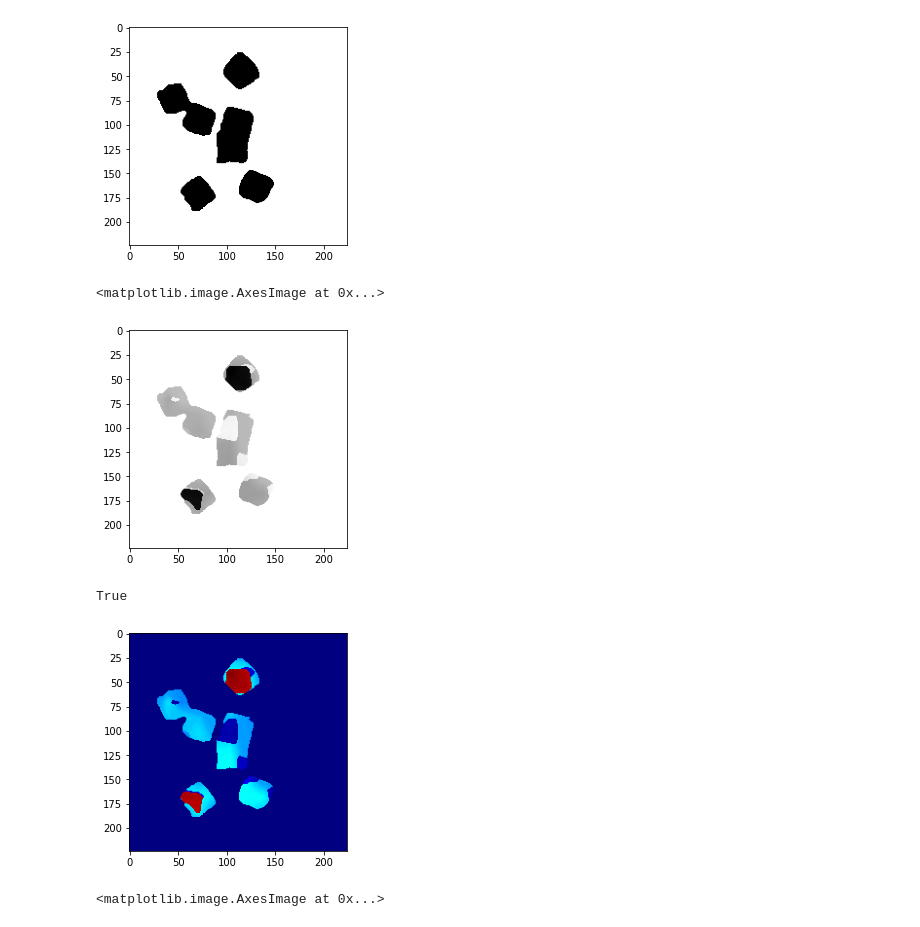
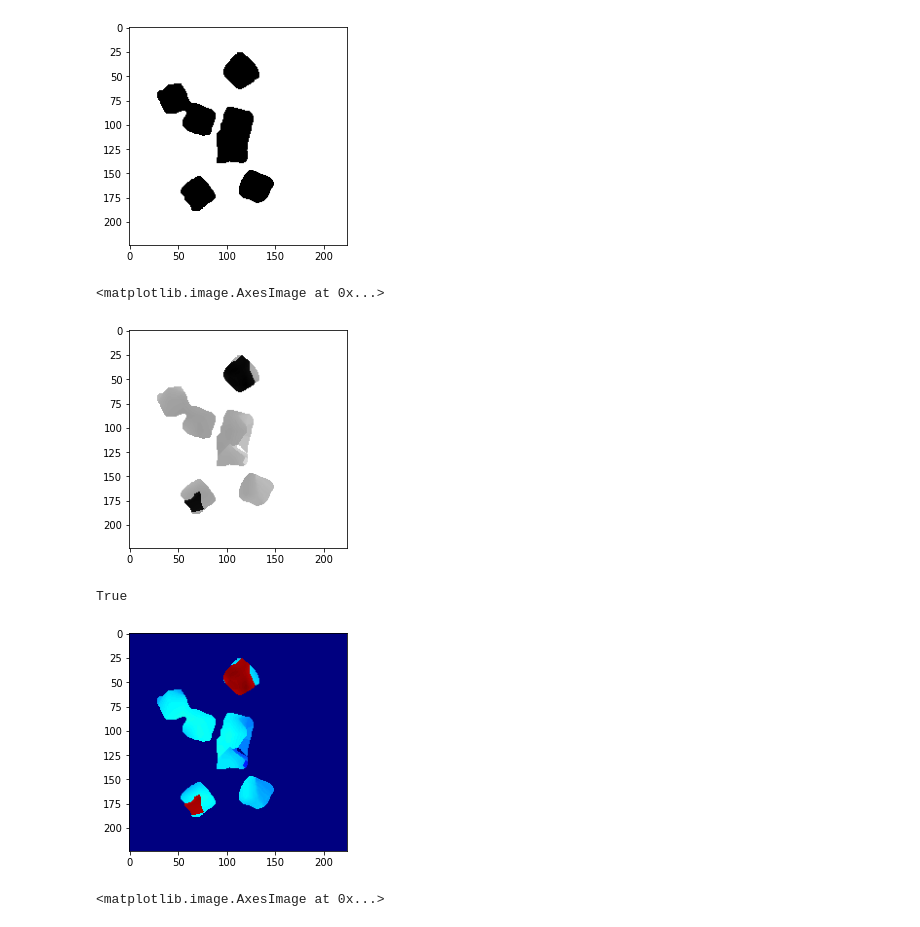
Before and after one commit to jhu-lcsr/good_robot, a Jupyter notebook: cc_figure_7.ipynb, the cells around one changed output. Cells and saved outputs as stored; diff of their text form; code cells hidden in the pictures.

Commit message:
Use history for depth images

```diff
--- a/cc_figure_7.ipynb
+++ b/cc_figure_7.ipynb
@@ -37,10 +37,12 @@ test_depth_heightmap = read_image("logs/2020-06-07-16-31-33_Real-Stack-Two-Step-
 demo = Demonstration("logs/vertical_square_demos", 1, None)
 demo_color_heightmap, demo_depth_heightmap = demo.get_heightmaps("grasp", 12, use_hist=True)
 
-# stack_snapshot_file = 'logs/base_models/best_stack/snapshot.reinforcement_trial_success_rate_best_value.pth'
-# stack_snapshot_file = 'logs/base_models/best_unstacking/snapshot.reinforcement_trial_success_rate_best_value.pth'
-stack_snapshot_file = 'logs/base_models/best_rows/snapshot.reinforcement_trial_success_rate_best_value.pth'
-# stack_snapshot_file = 'logs/base_models/vertical_square_hist_densenet/snapshot.reinforcement_trial_success_rate_best_value.pth'
+
+# stack_snapshot_file = 'logs/base_models/rows_hist_densenet/snapshot.reinforcement_action_efficiency_best_value.pth'
+# stack_snapshot_file = 'logs/base_models/stacking_hist_densenet/snapshot.reinforcement_action_efficiency_best_value.pth'
+# stack_snapshot_file = 'logs/base_models/unstacking_hist_densenet/snapshot.reinforcement_action_efficiency_best_value.pth'
+stack_snapshot_file = 'logs/base_models/vertical_square_hist_densenet/snapshot.reinforcement_trial_success_rate_best_value.pth'
+
 stack_trainer = Trainer(method='reinforcement', push_rewards=True, future_reward_discount=0.5,
                         is_testing=True, snapshot_file=stack_snapshot_file,
                         force_cpu=False, goal_condition_len=0, place=True,
@@ -148,7 +150,7 @@ rematch_distance[test_mask_rot] = numpy.max(rematch_distance)
 plt.imshow(rematch_distance, cmap='gray')
 # %% [output]
 <matplotlib.image.AxesImage at 0x...>
-[figure, old version]
+[figure, new version]
 # %%
 inverse_heights = numpy.max(rematch_distance) - rematch_distance
 inverse_heights[test_mask_rot] = 0
@@ -156,12 +158,15 @@ inverse_heights[test_mask_rot] = 0
 # %%
 inverse_heights_image = cv2.applyColorMap(((1-inverse_heights/numpy.max(inverse_heights))*255).astype(numpy.uint8), cv2.COLORMAP_JET)
 plt.imshow(inverse_heights_image)
 
 inverse_heights_image_reverse = cv2.applyColorMap(((inverse_heights/numpy.max(inverse_heights))*255).astype(numpy.uint8), cv2.COLORMAP_JET)
-cv2.imwrite("figures/inverse_heights_row.png", inverse_heights_image_reverse)
+# cv2.imwrite("figures/inverse_heights_row.png", inverse_heights_image_reverse)
+# cv2.imwrite("figures/inverse_heights_stack.png", inverse_heights_image_reverse)
+# cv2.imwrite("figures/inverse_heights_unstack.png", inverse_heights_image_reverse)
+cv2.imwrite("figures/inverse_heights_square.png", inverse_heights_image_reverse)
 # %% [output]
 True
-[figure, old version]
+[figure, new version]
 # %%
 plt.imshow(test_color_heightmap)
 # %% [output]
```
Also changed, not shown: parts of 7 cells of this notebook.
